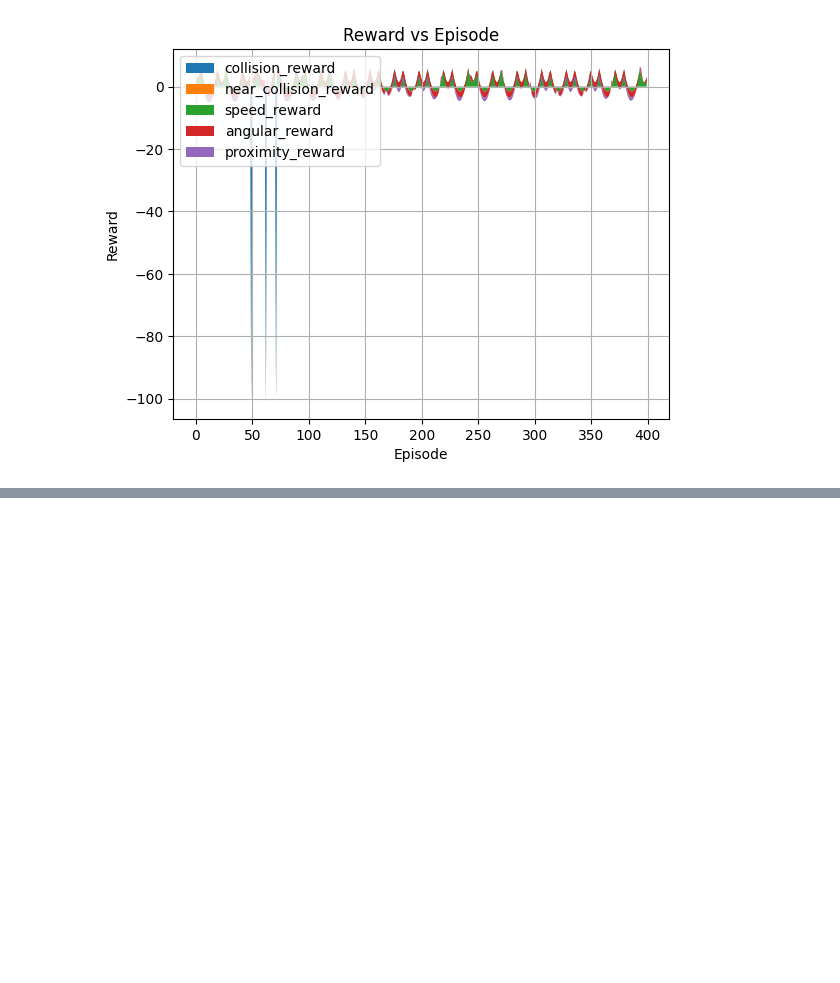
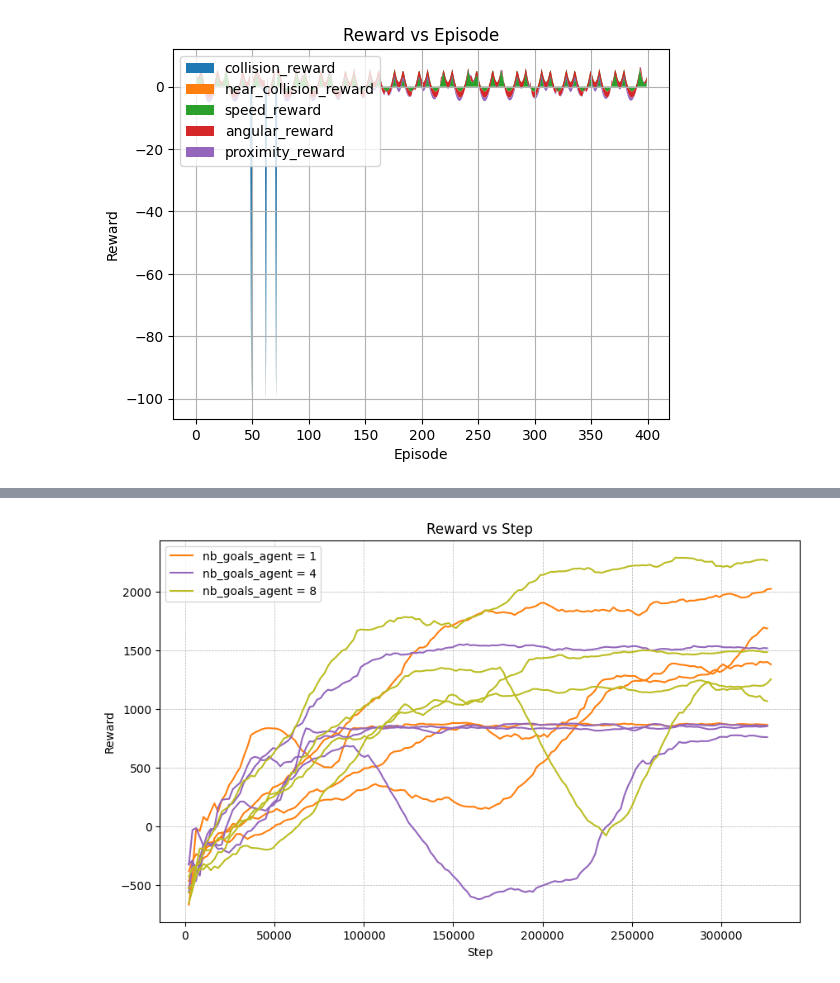
Before and after one commit to White-On/CrowdNav_Prediction_AttnGraph, a Jupyter notebook: data_analytics_plot.ipynb, the cells around one changed output, grey strips where cells are left out. Drawn from its saved outputs; the diff is of its cells as text; code cells hidden in the pictures; blank space fills up the shorter version.

Commit message:
random scenario and different context max size

```diff
--- a/data_analytics_plot.ipynb
+++ b/data_analytics_plot.ipynb
@@ -108,0 +127,11 @@ chime.theme('sonic')
+# %%
+conf = {}
+for i in range(1, 13):
+    gin_path = f'gin_config_files/config_{i}.gin'
+    # read the gin file
+    with open(gin_path, 'r') as f:
+        gin = f.read()
+    nb_goals_agent = gin.split('nb_goals_agent = ')[1].split('\n')[0]
+    context_max_size = gin.split('context_max_size = ')[1].split('\n')[0]
+    # print(f'nb_goals_agent = {nb_goals_agent}, context_max_size = {context_max_size}')
+    conf[i] = {'nb_goals_agent': nb_goals_agent, 'context_max_size': context_max_size}
@@ -108,0 +151,42 @@ chime.theme('sonic')
+# %%
+fig = plt.figure(figsize=(10, 6))
+legend_entries = set()
+colors = plt.cm.tab10.colors  # Utilisation de la palette tab10
+
+for i in range(1, 13):
+    gin_path = f'gin_config_files/config_{i}.gin'
+    # read the gin file
+    with open(gin_path, 'r') as f:
+        gin = f.read()
+    nb_goals_agent = gin.split('nb_goals_agent = ')[1].split('\n')[0]
+    context_max_size = gin.split('context_max_size = ')[1].split('\n')[0]
+    # print(f'nb_goals_agent = {nb_goals_agent}, context_max_size = {context_max_size}')
+
+    path = f'runs/runs/PPO_{i}_0'
+    event_acc = read_tensorboard_log(path)
+    df_dict = tensorboard_to_dataframe(event_acc)
+    df_dict['rollout/ep_rew_mean'].columns = ['idk', 'step', 'reward']
+    df_dict['rollout/ep_rew_mean'] = df_dict['rollout/ep_rew_mean'].drop(columns=['idk'])
+    # specify the color for each nb_goals_agent
+    color = colors[int(nb_goals_agent) % len(colors)]
+
+    label = f'nb_goals_agent = {nb_goals_agent}'
+    if label not in legend_entries:
+        plt.plot(df_dict['rollout/ep_rew_mean']['step'], df_dict['rollout/ep_rew_mean']['reward'],
+                 label=label,
+                 color=color,
+                 )
+        legend_entries.add(label)
+    else:
+        plt.plot(df_dict['rollout/ep_rew_mean']['step'], df_dict['rollout/ep_rew_mean']['reward'],
+                 color=color,
+                 )
+
+plt.xlabel('Step')
+plt.ylabel('Reward')
+plt.title('Reward vs Step')
+plt.legend()
+plt.grid(linestyle='--', linewidth=0.5)
+plt.show()
+# %% [output]
+[figure, added]
```
Also changed, not shown: parts of 9 cells of this notebook, 2 other files.
